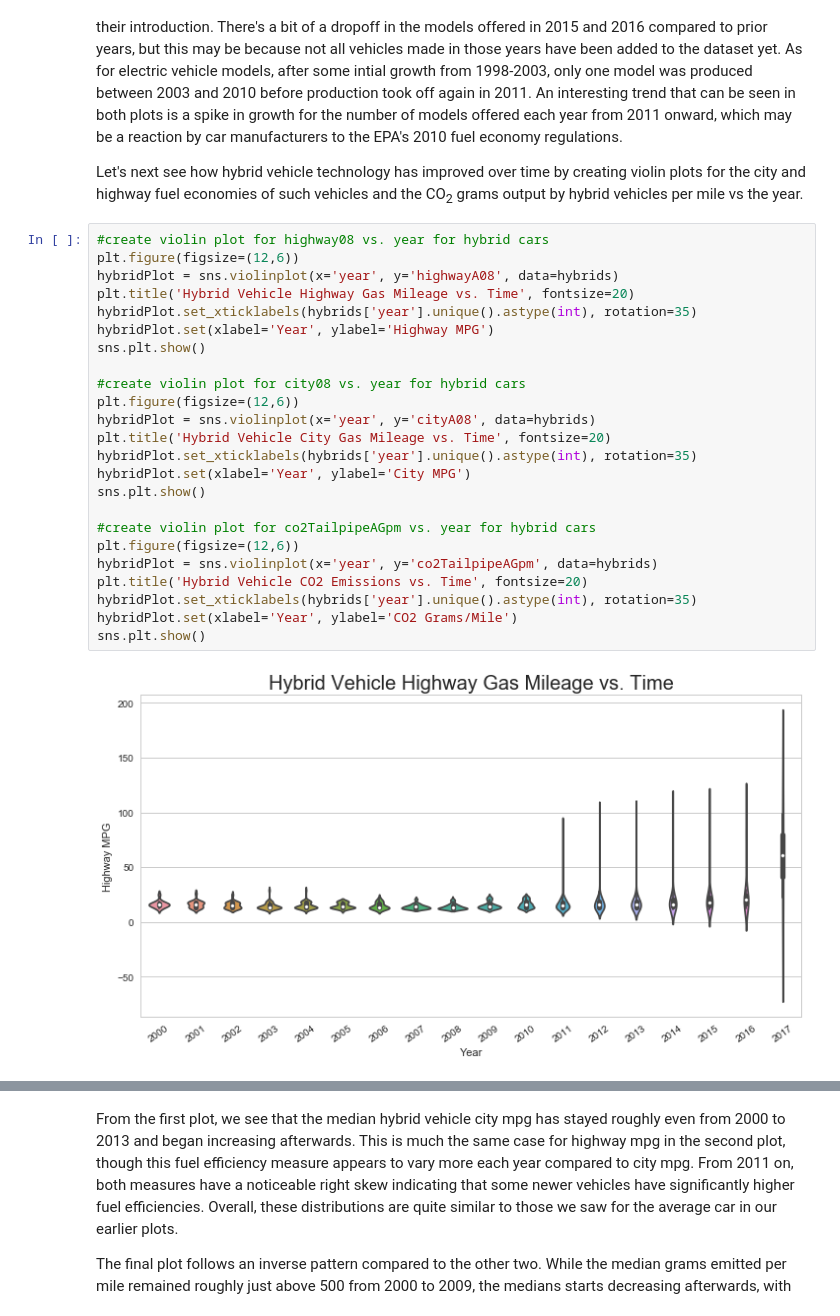
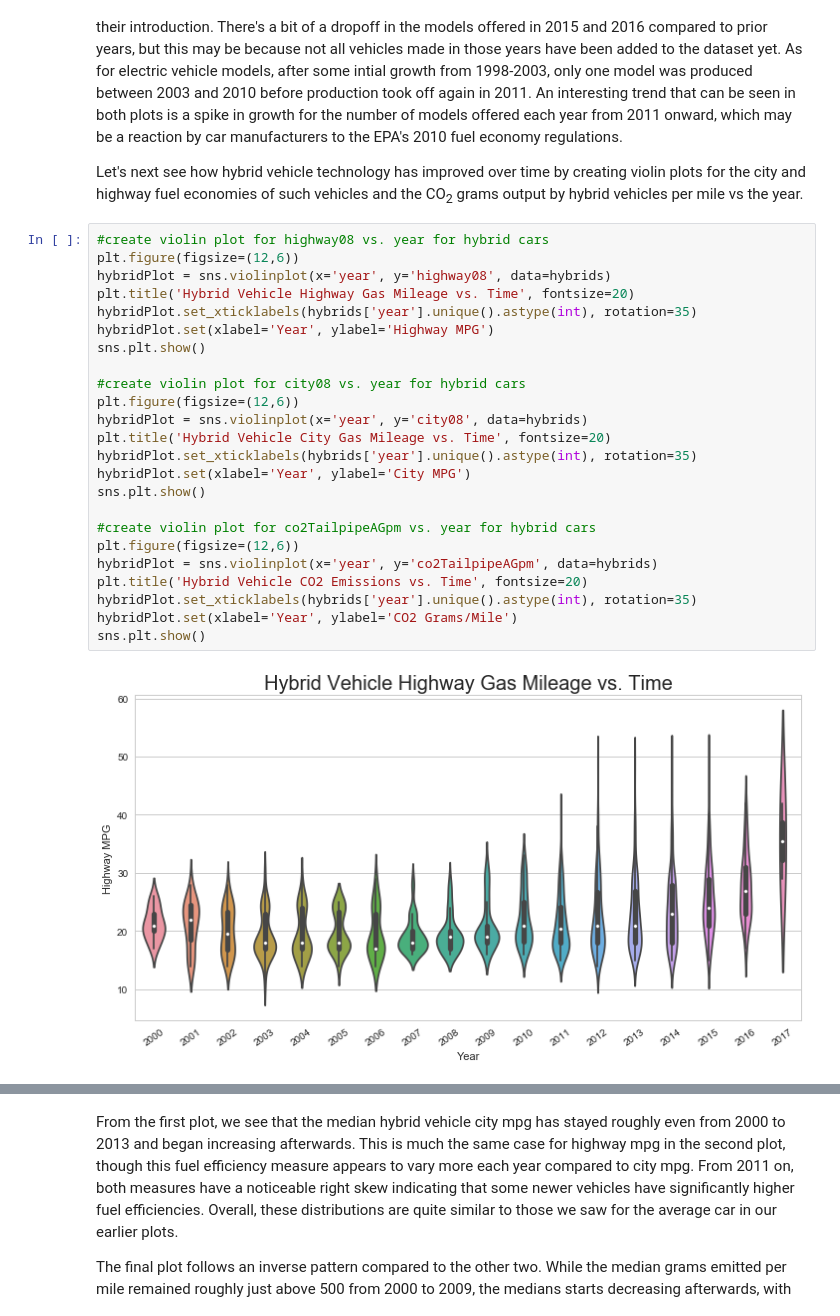
Before and after one commit to jnfoote76/fuel-economy-analysis, a Jupyter notebook: Final Tutorial.ipynb, the cells around one changed output, grey strips where cells are left out. Cells and saved outputs as stored; diff of their text form.

```diff
--- a/Final Tutorial.ipynb
+++ b/Final Tutorial.ipynb
@@ -355,26 +355,26 @@ Let's next see how hybrid vehicle technology has improved over time by creating
 # %%
 #create violin plot for highway08 vs. year for hybrid cars
 plt.figure(figsize=(12,6))
-hybridPlot = sns.violinplot(x='year', y='highwayA08', data=hybrids)
+hybridPlot = sns.violinplot(x='year', y='highway08', data=hybrids)
 plt.title('Hybrid Vehicle Highway Gas Mileage vs. Time', fontsize=20)
 hybridPlot.set_xticklabels(hybrids['year'].unique().astype(int), rotation=35)
 hybridPlot.set(xlabel='Year', ylabel='Highway MPG')
 sns.plt.show()
 
 #create violin plot for city08 vs. year for hybrid cars
 plt.figure(figsize=(12,6))
-hybridPlot = sns.violinplot(x='year', y='cityA08', data=hybrids)
+hybridPlot = sns.violinplot(x='year', y='city08', data=hybrids)
 plt.title('Hybrid Vehicle City Gas Mileage vs. Time', fontsize=20)
 hybridPlot.set_xticklabels(hybrids['year'].unique().astype(int), rotation=35)
 hybridPlot.set(xlabel='Year', ylabel='City MPG')
 sns.plt.show()
 
 #create violin plot for co2TailpipeAGpm vs. year for hybrid cars
 plt.figure(figsize=(12,6))
 hybridPlot = sns.violinplot(x='year', y='co2TailpipeAGpm', data=hybrids)
 plt.title('Hybrid Vehicle CO2 Emissions vs. Time', fontsize=20)
 hybridPlot.set_xticklabels(hybrids['year'].unique().astype(int), rotation=35)
 hybridPlot.set(xlabel='Year', ylabel='CO2 Grams/Mile')
 sns.plt.show()
 # %% [output]
-[figure, old version]
+[figure, new version]
```
Also changed, not shown: parts of 4 cells of this notebook.
